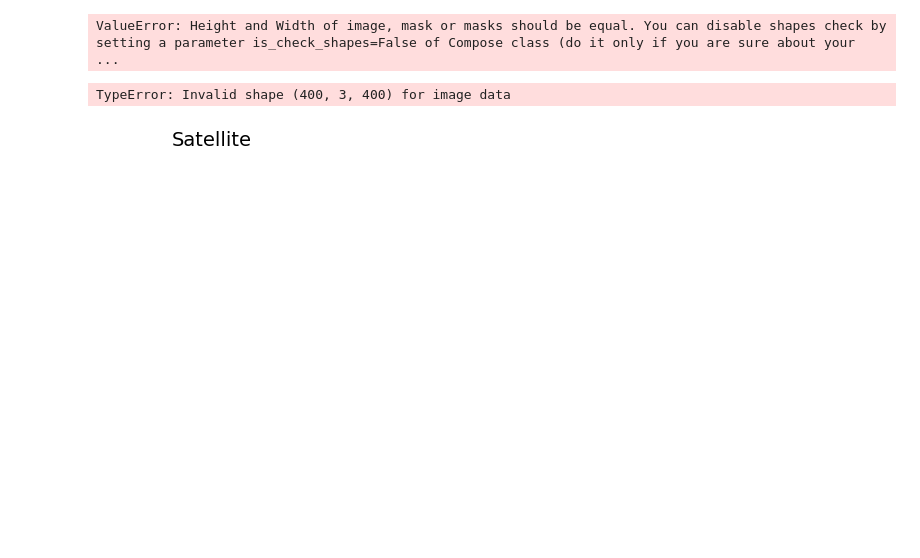
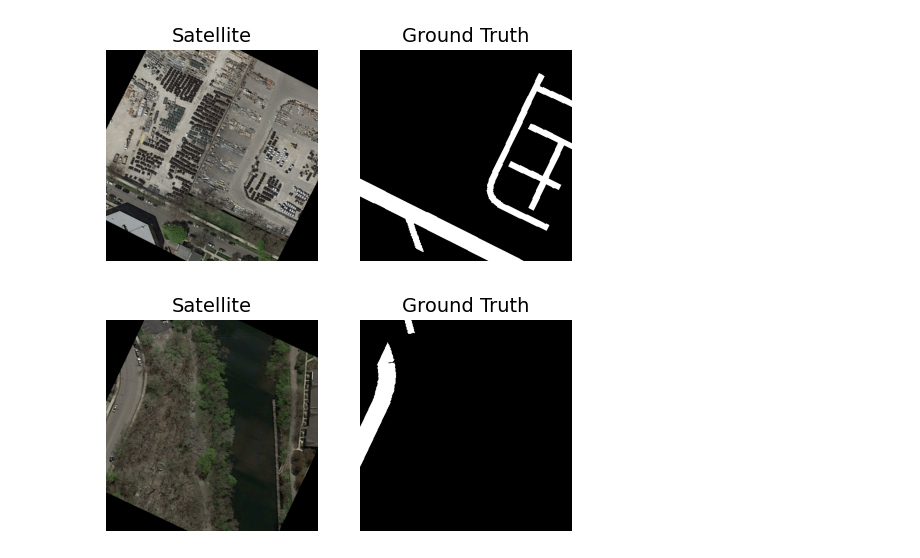
Before and after one commit to CS-433/ml-project-2-odds-oddities, a Jupyter notebook: notebooks/siim_playground.ipynb, the cells around one changed output. Cells and saved outputs as stored; diff of their text form; code cells hidden in the pictures; blank space fills up the shorter version.

Commit message:
Working data augmentation

```diff
--- a/notebooks/siim_playground.ipynb
+++ b/notebooks/siim_playground.ipynb
@@ -24,45 +31,29 @@ image_path_train, image_path_test, mask_path_train, mask_path_test = split_data(
 # %%
+import cv2
+
 transform = A.Compose([
-    #A.RandomCrop(width=256, height=256),
-    #A.HorizontalFlip(p=0.5),
-    A.RandomBrightnessContrast(p=0.5),
+    A.Resize(height=400, width=400, always_apply=True),
+#    A.RandomCrop(width=256, height=256),
+    A.HorizontalFlip(p=0.5),            # Must have
+    A.VerticalFlip(p=0.5),              # Must have
+    A.Rotate(p=0.5, limit=180, border_mode=cv2.BORDER_CONSTANT, rotate_method="ellipse"),
+#    A.RandomBrightnessContrast(p=0.5),  # Maybe can simulate brightness during different times of day?
+    A.RandomSnow(p=0.5),    # Good
 ])
 
 # Get train and val dataset instances
 train_dataset = RoadDataset(image_path_train, mask_path_train, transform)
 valid_dataset = RoadDataset(image_path_test, mask_path_test, transform)
 
 n_cpu = os.cpu_count()
 
 # Get train and val data loaders
 train_loader = DataLoader(train_dataset, batch_size=4, shuffle=True, num_workers=n_cpu, persistent_workers=True)
 valid_loader = DataLoader(valid_dataset, batch_size=4, shuffle=False, num_workers=n_cpu, persistent_workers=True)
+
+for i in range(2):
+    img, mask = train_dataset[i]
+    show_images(axis=False, satellite=img.transpose(1, 2, 0), ground_truth=mask.squeeze())
+# %% [output]
+[figure, added]
+[figure, added]
-# %%
-for i in range(5):
-    img, mask = train_dataset[i]
-    show_images(axis=False, satellite=img.transpose(1, 2, 0), ground_truth=mask.squeeze())
-# %% [output]
-ValueError: Height and Width of image, mask or masks should be equal. You can disable shapes check by setting a parameter is_check_shapes=False of Compose class (do it only if you are sure about your  ...
-# %%
-import cv2
-
-image = cv2.imread("../data/raw/training/images/satImage_001.png")
-image = cv2.cvtColor(image, cv2.COLOR_BGR2RGB)
-
-mask = cv2.imread("../data/raw/training/groundtruth/satImage_001.png")
-
-
-transform = A.Compose([
-    #A.RandomCrop(width=256, height=256),
-    #A.HorizontalFlip(p=0.5),
-    A.RandomBrightnessContrast(p=0.5),
-])
-
-transformed = transform(image=image, mask=mask)
-transformed_image = transformed['image']
-transformed_mask = transformed['mask']
-
-show_images(axis=False, satellite=transformed_image.transpose(1, 2, 0), ground_truth=transformed_mask.squeeze())
-# %% [output]
-TypeError: Invalid shape (400, 3, 400) for image data
-[figure, removed]
```
Also changed, not shown: parts of 1 cell of this notebook, 2 other files.
